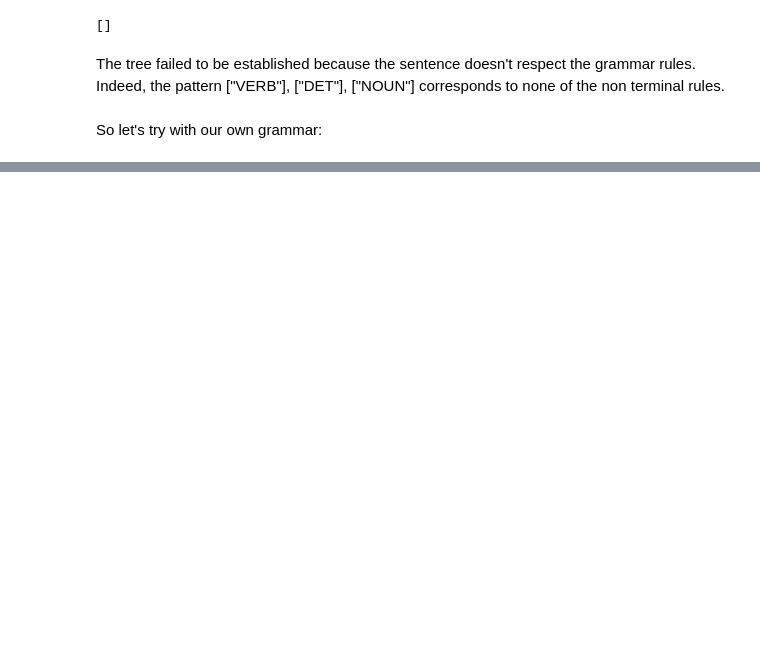
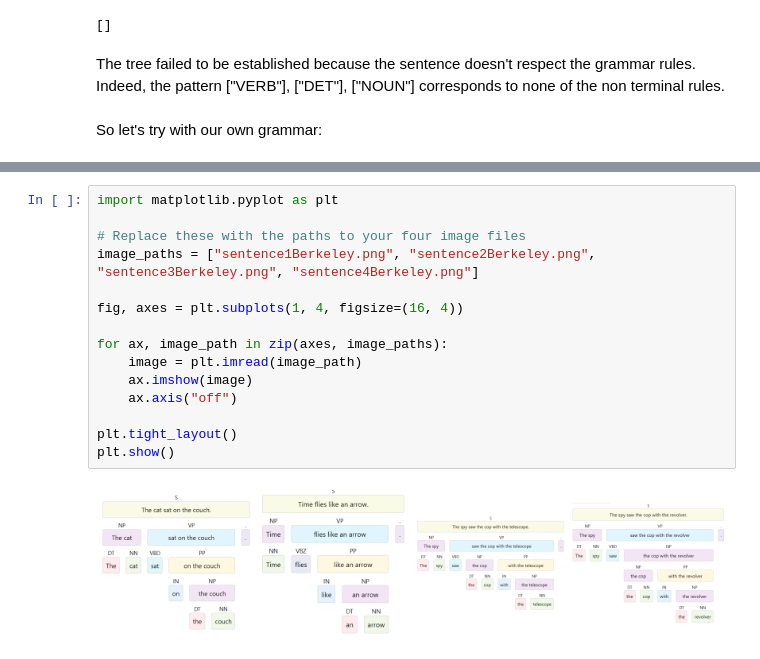
Before and after one commit to JulieDornat/NLP-Today, a Jupyter notebook: TP1/TP1.ipynb, the cells around one changed output, grey strips where cells are left out. Drawn from its saved outputs; the diff is of its cells as text; blank space fills up the shorter version.

```diff
--- a/TP1/TP1.ipynb
+++ b/TP1/TP1.ipynb
@@ -452,0 +667,17 @@ cyk(pos, sentence)
+# %%
+import matplotlib.pyplot as plt
+
+# Replace these with the paths to your four image files
+image_paths = ["sentence1Berkeley.png", "sentence2Berkeley.png", "sentence3Berkeley.png", "sentence4Berkeley.png"]
+
+fig, axes = plt.subplots(1, 4, figsize=(16, 4))
+
+for ax, image_path in zip(axes, image_paths):
+    image = plt.imread(image_path)
+    ax.imshow(image)
+    ax.axis("off")
+
+plt.tight_layout()
+plt.show()
+# %% [output]
+[figure, added]
```
Also changed, not shown: parts of 7 cells of this notebook, 4 other files.
